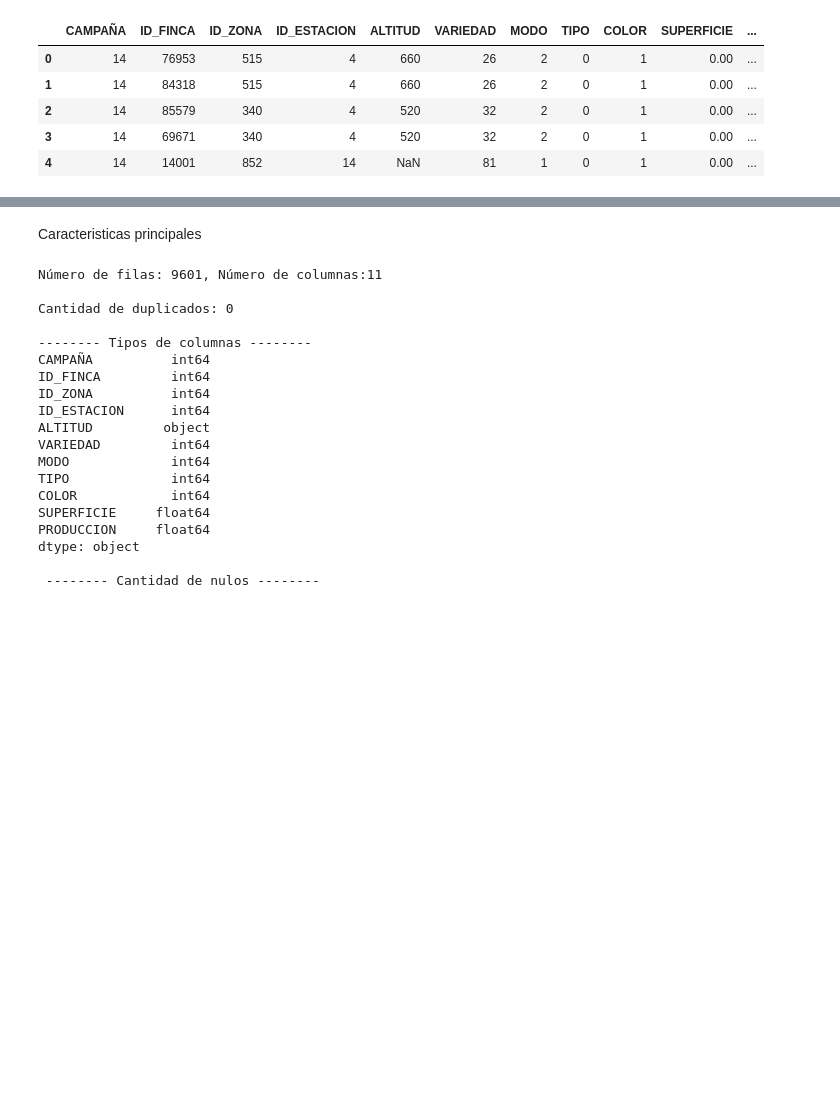
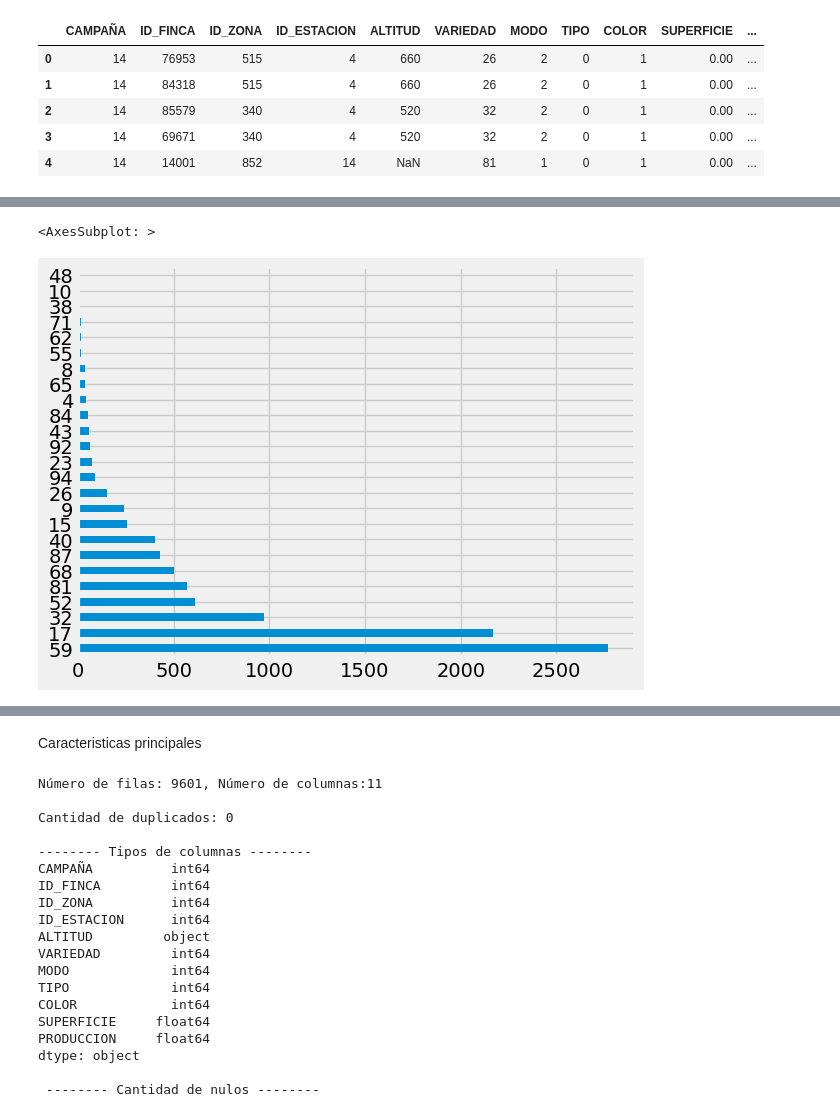
Before and after one commit to vitostamatti/datathon-cajamar-malbecs, a Jupyter notebook: notebooks/00-data-exploration/00-data-exploration-vito.ipynb, the cells around one changed output, grey strips where cells are left out. Drawn from its saved outputs; the diff is of its cells as text; code cells hidden in the pictures; blank space fills up the shorter version.

```diff
--- a/notebooks/00-data-exploration/00-data-exploration-vito.ipynb
+++ b/notebooks/00-data-exploration/00-data-exploration-vito.ipynb
@@ -52,0 +480,5 @@ data.head()
+# %%
+data['variedad'].value_counts().plot(kind='barh')
+# %% [output]
+<AxesSubplot: >
+[figure, added]
```
Also changed, not shown: parts of 35 cells of this notebook, 1 other file.
